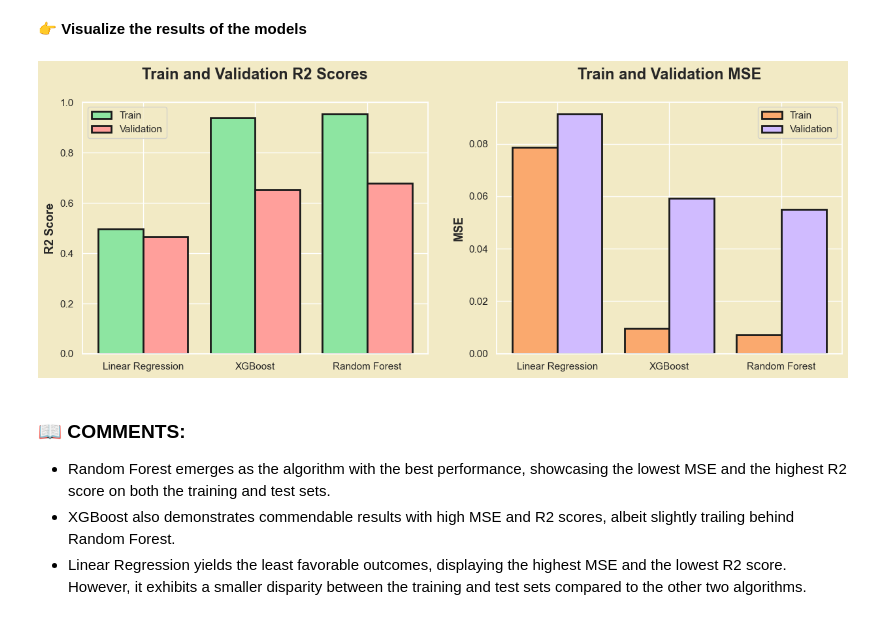
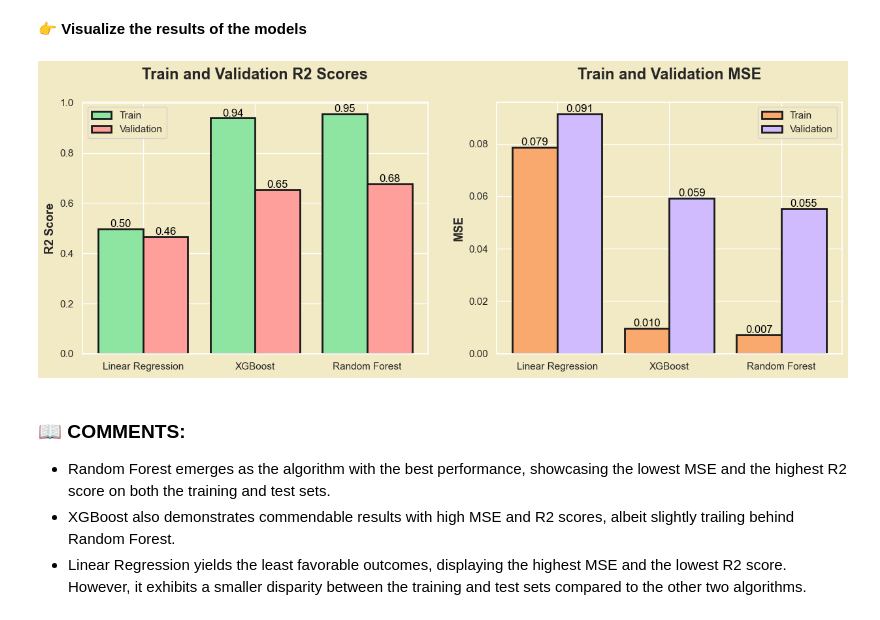
Before and after one commit to duongtruongbinh/IntroDS_FinalProject, a Jupyter notebook: src/Data_Modelling.ipynb, the cells around one changed output. Drawn from its saved outputs; the diff is of its cells as text; code cells hidden in the pictures.

```diff
--- a/src/Data_Modelling.ipynb
+++ b/src/Data_Modelling.ipynb
@@ -213,35 +213,40 @@ for model_name, model in models.items():
 # %%
 categories = list(train_scores.keys())
 train_values = list(train_scores.values())
 val_values = list(val_scores.values())
 mse_train_values = list(mse_train.values())
 mse_val_values = list(mse_val.values())
 
 indices = np.arange(len(categories))
 # sns.set_style("darkgrid")
 sns.set(rc={"axes.facecolor":"#F2EAC5","figure.facecolor":"#F2EAC5"})
 fig, ax = plt.subplots(1, 2, figsize=(15, 5))
 
 #'#8de5a1', '#ff9f9b'
-ax[0].bar(indices - 0.2, train_values, width=0.4, label='Train', color='#8de5a1', linewidth=2, edgecolor='k')
-ax[0].bar(indices + 0.2, val_values, width=0.4, label='Validation', color='#ff9f9b', linewidth=2, edgecolor='k')
+bars1_train = ax[0].bar(indices - 0.2, train_values, width=0.4, label='Train', color='#8de5a1', linewidth=2, edgecolor='k')
+bars1_val = ax[0].bar(indices + 0.2, val_values, width=0.4, label='Validation', color='#ff9f9b', linewidth=2, edgecolor='k')
 ax[0].set_ylabel('R2 Score', fontsize=13, weight='bold')
 ax[0].set_xticks(indices)
 ax[0].set_xticklabels(categories)
 ax[0].set_title('Train and Validation R2 Scores\n', fontsize=17, weight ='bold')
 ax[0].legend()
+ax[0].bar_label(bars1_train, fmt='%.2f', fontsize=12, color='black')  # Annotate bars with Train R2 scores
+ax[0].bar_label(bars1_val, fmt='%.2f', fontsize=12, color='black')  # Annotate bars with Validation R2 scores
 
-ax[1].bar(indices - 0.2, mse_train_values, width=0.4, label='Train', color='#faa96e', linewidth=2, edgecolor='k')
-ax[1].bar(indices + 0.2, mse_val_values, width=0.4, label='Validation', color='#d0bbff',  linewidth=2, edgecolor='k')
+# Bar chart for MSE
+bars2_train = ax[1].bar(indices - 0.2, mse_train_values, width=0.4, label='Train', color='#faa96e', linewidth=2, edgecolor='k')
+bars2_val = ax[1].bar(indices + 0.2, mse_val_values, width=0.4, label='Validation', color='#d0bbff',  linewidth=2, edgecolor='k')
 ax[1].set_xticks(indices)
 ax[1].set_ylabel('MSE', fontsize=13, weight='bold')
 ax[1].set_xticklabels(categories)
 ax[1].set_title('Train and Validation MSE\n', fontsize=17, weight ='bold')
 ax[1].legend()
+ax[1].bar_label(bars2_train, fmt='%.3f', fontsize=12, color='black')  # Annotate bars with Train MSE values
+ax[1].bar_label(bars2_val, fmt='%.3f', fontsize=12, color='black')  # Annotate bars with Validation MSE values
 
 plt.show()
 # %% [output]
-[figure, old version]
+[figure, new version]
 # %% [markdown]
 ### 📖 **COMMENTS:**
 
```
Also changed, not shown: parts of 3 cells of this notebook.
